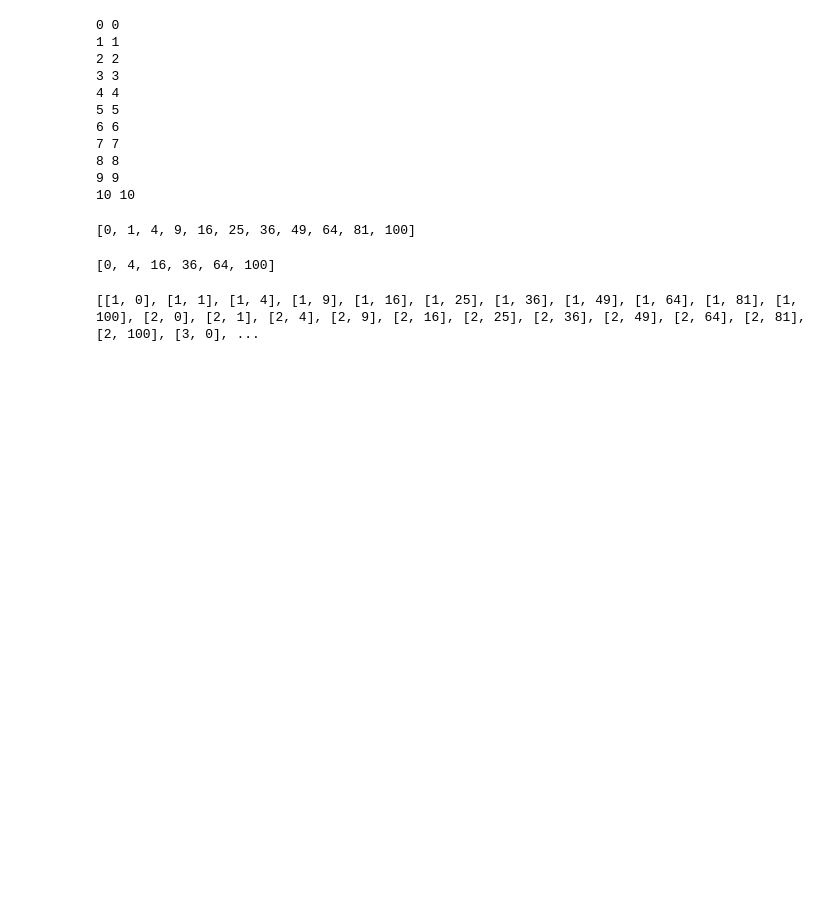
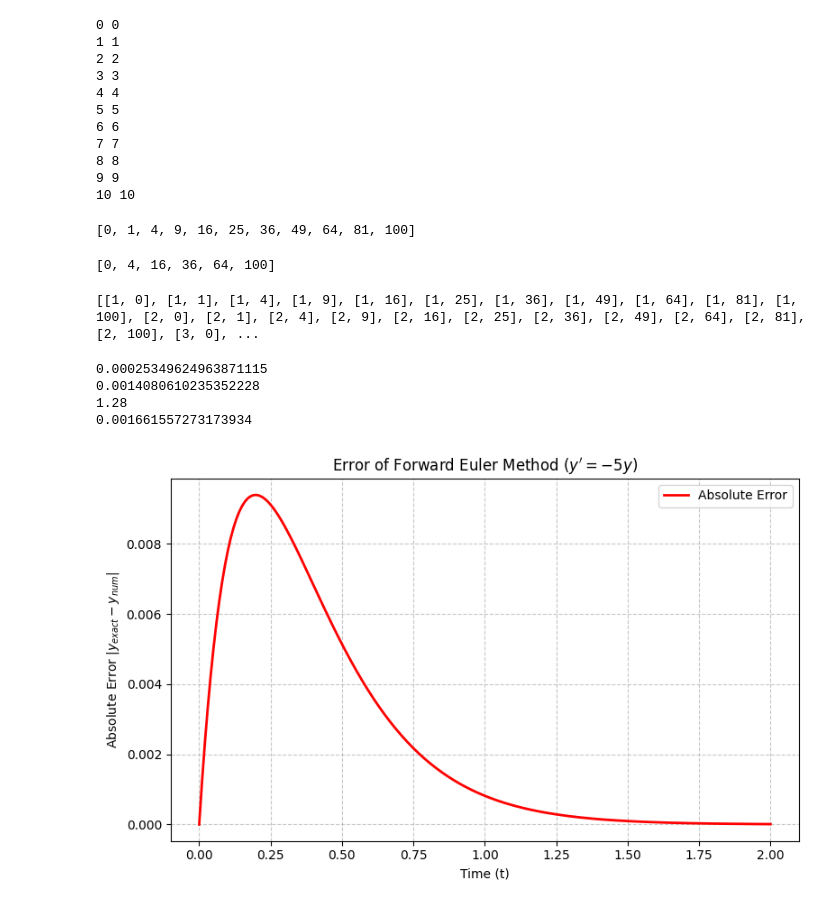
Before and after one commit to Olasubomi-tech/My-Python-, a Jupyter notebook: linearregression.ipynb, the cells around one changed output. Saved outputs shown, nothing was run; the diff lists cells and outputs as text; code cells hidden in the pictures; blank space fills up the shorter version.

```diff
--- a/linearregression.ipynb
+++ b/linearregression.ipynb
@@ -440,3 +440,47 @@ pair = [[i,j] for i in list1 for j in list]
 print(pair)
 # %% [output]
 [[1, 0], [1, 1], [1, 4], [1, 9], [1, 16], [1, 25], [1, 36], [1, 49], [1, 64], [1, 81], [1, 100], [2, 0], [2, 1], [2, 4], [2, 9], [2, 16], [2, 25], [2, 36], [2, 49], [2, 64], [2, 81], [2, 100], [3, 0], ...
+# %%
+import numpy as np
+import matplotlib.pyplot as plt
+
+time_start = 0
+time_stop = 2
+y_0 = 1
+number_ofstep_size = 200
+step_size = (time_stop - time_start) /number_ofstep_size
+y= np.zeros(number_ofstep_size + 1)
+y[0]=1
+time_step_list = [time_start]
+update_list= [y_0]
+t_vals = np.linspace(time_start, time_stop, number_ofstep_size + 1)
+y_exact = np.exp(-5 * t_vals)
+
+for i in range(number_ofstep_size):
+    y[i+1] = y[i] -5 * step_size*y[i]
+    update_list.append(y)
+
+error =  abs(y_exact-y)
+print(error[128])
+print(y[128])
+print(t_vals[128])
+print(y_exact[128])
+
+plt.figure(figsize=(8, 5))
+plt.plot(t_vals, error, color='red', label='Absolute Error', linewidth=2)
+
+plt.title('Error of Forward Euler Method ($y\' = -5y$)')
+plt.xlabel('Time (t)')
+plt.ylabel('Absolute Error $|y_{exact} - y_{num}|$')
+plt.grid(True, linestyle='--', alpha=0.7)
+plt.legend()
+
+# Display the plot
+plt.tight_layout()
+plt.show()
+# %% [output]
+0.00025349624963871115
+0.0014080610235352228
+1.28
+0.001661557273173934
+[figure, added]
```
Also changed, not shown: parts of 13 cells of this notebook, 5 other files.
